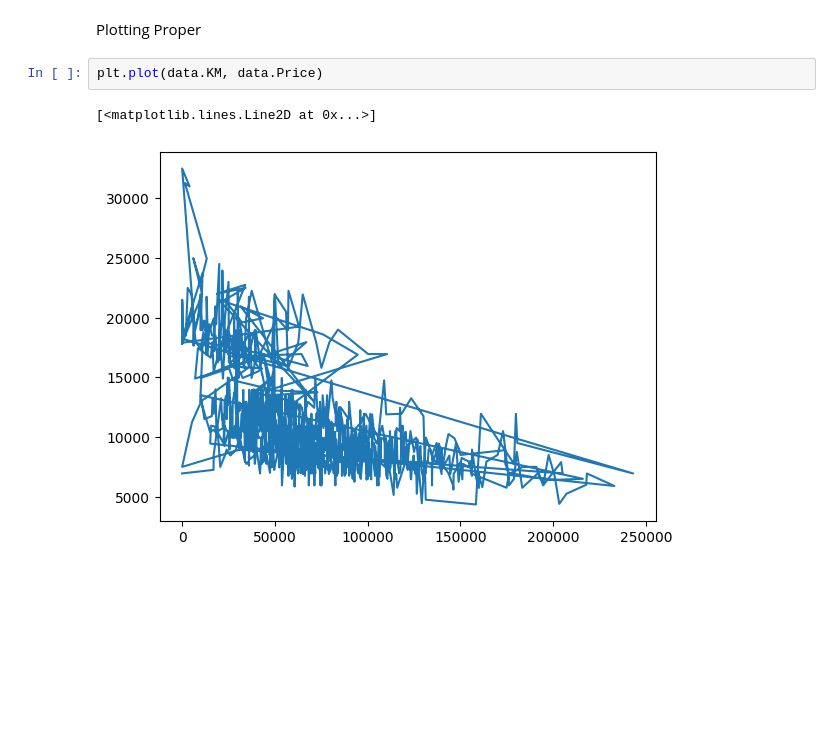
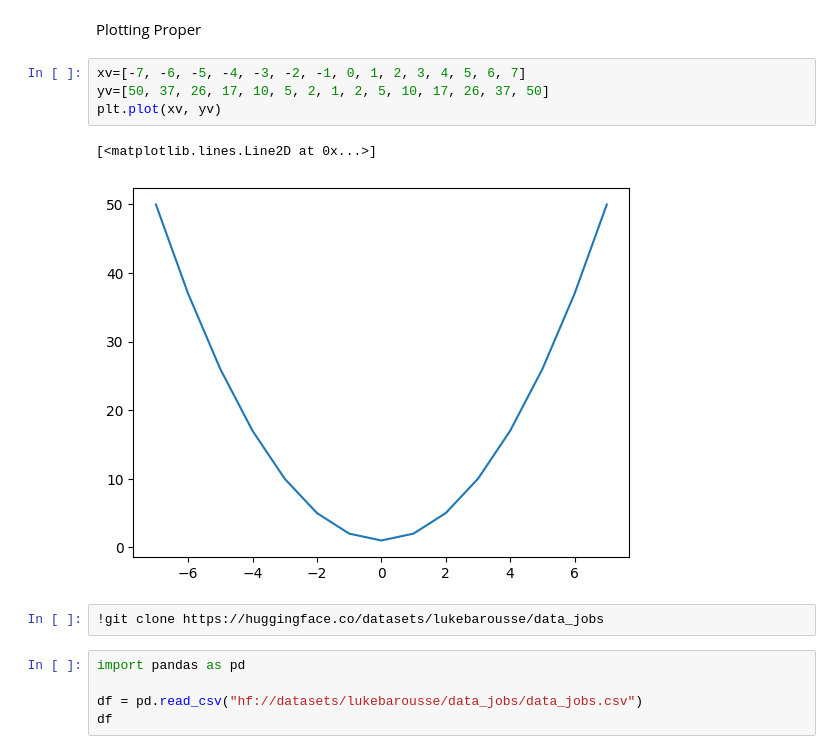
Before and after one commit to GeniusCodes007/Python-For-Data-Analysis, a Jupyter notebook: tutorials_dissection/matplotlib/matplotlib_intro_and_plotting.ipynb, the cells around one changed output. Saved outputs shown, nothing was run; the diff lists cells and outputs as text; blank space fills up the shorter version.

```diff
--- a/tutorials_dissection/matplotlib/matplotlib_intro_and_plotting.ipynb
+++ b/tutorials_dissection/matplotlib/matplotlib_intro_and_plotting.ipynb
@@ -42,8 +42,17 @@ plt.show()
 [figure]
 # %% [markdown]
 Plotting Proper
-# %%
-plt.plot(data.KM, data.Price)
-# %% [output]
-[<matplotlib.lines.Line2D at 0x...>]
-[figure, removed]
+# %%
+xv=[-7, -6, -5, -4, -3, -2, -1, 0, 1, 2, 3, 4, 5, 6, 7]
+yv=[50, 37, 26, 17, 10, 5, 2, 1, 2, 5, 10, 17, 26, 37, 50]
+plt.plot(xv, yv)
+# %% [output]
+[<matplotlib.lines.Line2D at 0x...>]
+[figure, added]
+# %%
+!git clone https://huggingface.co/datasets/lukebarousse/data_jobs
+# %%
+import pandas as pd
+
+df = pd.read_csv("hf://datasets/lukebarousse/data_jobs/data_jobs.csv")
+df
```
Also changed, not shown: parts of 1 cell of this notebook.
